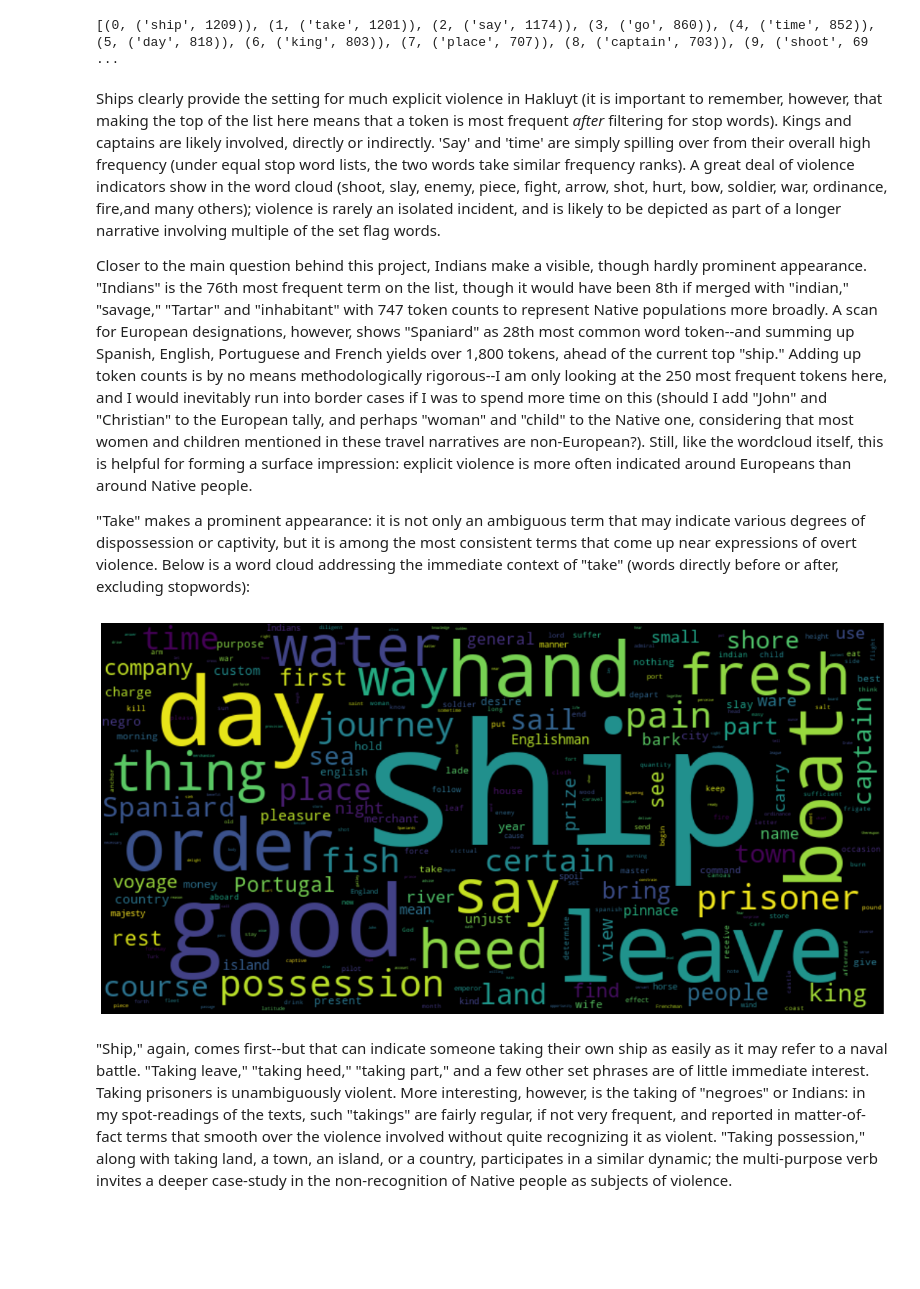
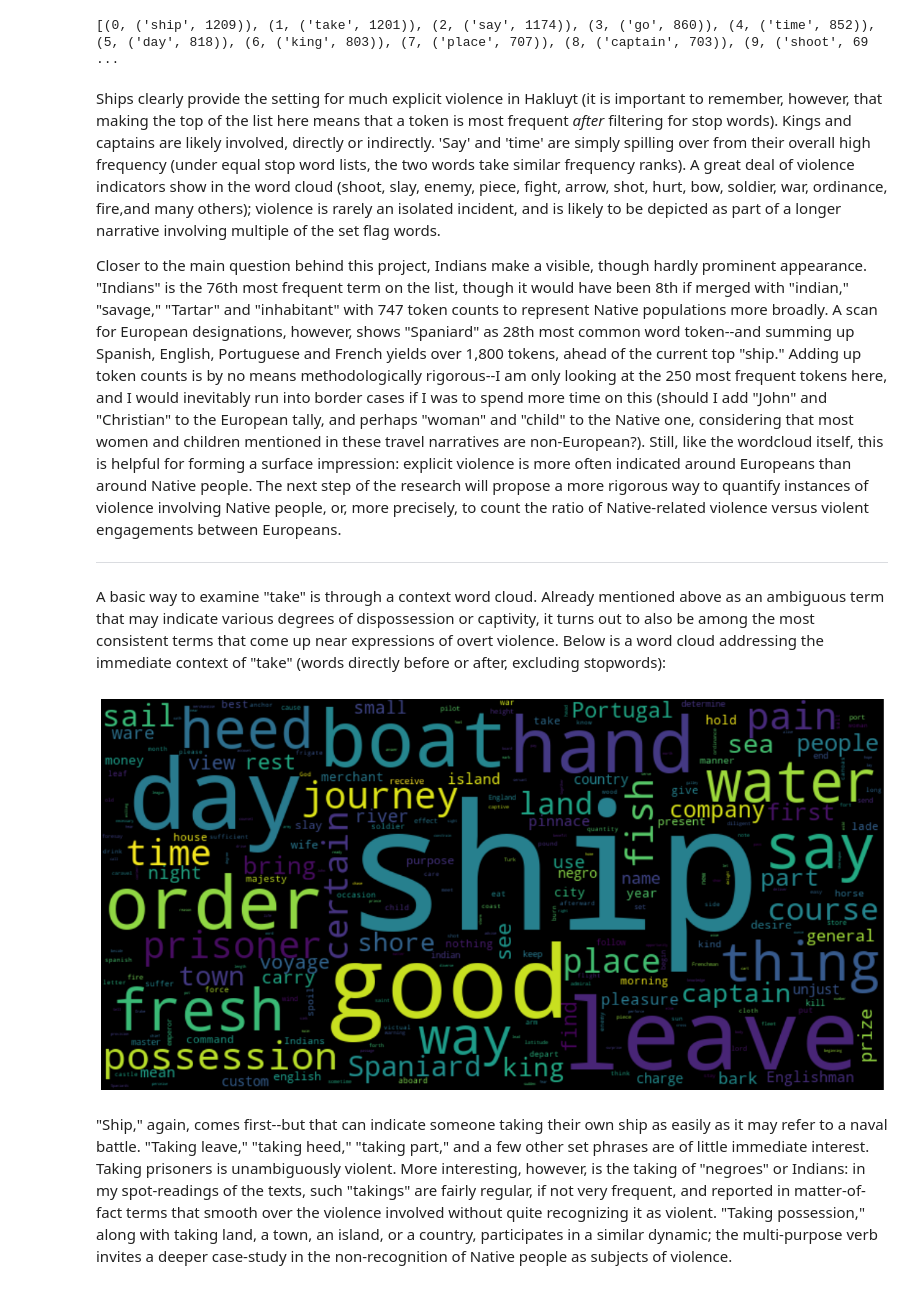
Before and after one commit to ant-lahaie/Hakluyt, a Jupyter notebook: HK_arg.ipynb, the cells around one changed output. Saved outputs shown, nothing was run; the diff lists cells and outputs as text; code cells hidden in the pictures; blank space fills up the shorter version.

```diff
--- a/HK_arg.ipynb
+++ b/HK_arg.ipynb
@@ -1335,12 +1350,15 @@ print(list(enumerate(neighbors_fdist(hakluyt_lem, viol_flags, 5, stop_words_max
 # %% [markdown]
 Ships clearly provide the setting for much explicit violence in Hakluyt (it is important to remember, however, that making the top of the list here means that a token is most frequent *after* filtering for stop words). Kings and captains are likely involved, directly or indirectly. 'Say' and 'time' are simply spilling over from their overall high frequency (under equal stop word lists, the two words take similar frequency ranks). A great deal of violence indicators show in the word cloud (shoot, slay, enemy, piece, fight, arrow, shot, hurt, bow, soldier, war, ordinance, fire,and many others); violence is rarely an isolated incident, and is likely to be depicted as part of a longer narrative involving multiple of the set flag words.
 
-Closer to the main question behind this project, Indians make a visible, though hardly prominent appearance. "Indians" is the 76th most frequent term on the list, though it would have been 8th if merged with "indian," "savage," "Tartar" and "inhabitant" with 747 token counts to represent Native populations more broadly. A scan for European designations, however, shows "Spaniard" as 28th most common word token--and summing up Spanish, English, Portuguese and French yields over 1,800 tokens, ahead of the current top "ship." Adding up token counts is by no means methodologically rigorous--I am only looking at the 250 most frequent tokens here, and I would inevitably run into border cases if I was to spend more time on this (should I add "John" and "Christian" to the European tally, and perhaps "woman" and "child" to the Native one, considering that most women and children mentioned in these travel narratives are non-European?). Still, like the wordcloud itself, this is helpful for forming a surface impression: explicit violence is more often indicated around Europeans than around Native people.
+Closer to the main question behind this project, Indians make a visible, though hardly prominent appearance. "Indians" is the 76th most frequent term on the list, though it would have been 8th if merged with "indian," "savage," "Tartar" and "inhabitant" with 747 token counts to represent Native populations more broadly. A scan for European designations, however, shows "Spaniard" as 28th most common word token--and summing up Spanish, English, Portuguese and French yields over 1,800 tokens, ahead of the current top "ship." Adding up token counts is by no means methodologically rigorous--I am only looking at the 250 most frequent tokens here, and I would inevitably run into border cases if I was to spend more time on this (should I add "John" and "Christian" to the European tally, and perhaps "woman" and "child" to the Native one, considering that most women and children mentioned in these travel narratives are non-European?). Still, like the wordcloud itself, this is helpful for forming a surface impression: explicit violence is more often indicated around Europeans than around Native people. The next step of the research will propose a more rigorous way to quantify instances of violence involving Native people, or, more precisely, to count the ratio of Native-related violence versus violent engagements between Europeans.
 
-"Take" makes a prominent appearance: it is not only an ambiguous term that may indicate various degrees of dispossession or captivity, but it is among the most consistent terms that come up near expressions of overt violence. Below is a word cloud addressing the immediate context of "take" (words directly before or after, excluding stopwords):
+
+----------------------
+
+A basic way to examine "take" is through a context word cloud. Already mentioned above as an ambiguous term that may indicate various degrees of dispossession or captivity, it turns out to also be among the most consistent terms that come up near expressions of overt violence. Below is a word cloud addressing the immediate context of "take" (words directly before or after, excluding stopwords):
 # %%
-neighbors_wordcloud(hakluyt_lem, ['take', 'took','taken','taking'], 1, stop_words_max + ['great','man', 'make','come'] , cloud_words = 250, include_targets = False)
+neighbors_wordcloud(hakluyt_lem, ['take'], 1, stop_words_max + ['great','man', 'make','come'] , cloud_words = 250, include_targets = False)
 # %% [output]
-[figure, old version]
+[figure, new version]
 # %% [markdown]
 "Ship," again, comes first--but that can indicate someone taking their own ship as easily as it may refer to a naval battle. "Taking leave," "taking heed," "taking part," and a few other set phrases are of little immediate interest. Taking prisoners is unambiguously violent. More interesting, however, is the taking of "negroes" or Indians: in my spot-readings of the texts, such "takings" are fairly regular, if not very frequent, and reported in matter-of-fact terms that smooth over the violence involved without quite recognizing it as violent. "Taking possession," along with taking land, a town, an island, or a country, participates in a similar dynamic; the multi-purpose verb invites a deeper case-study in the non-recognition of Native people as subjects of violence.
```
Also changed, not shown: parts of 10 cells of this notebook, 8 other files.
